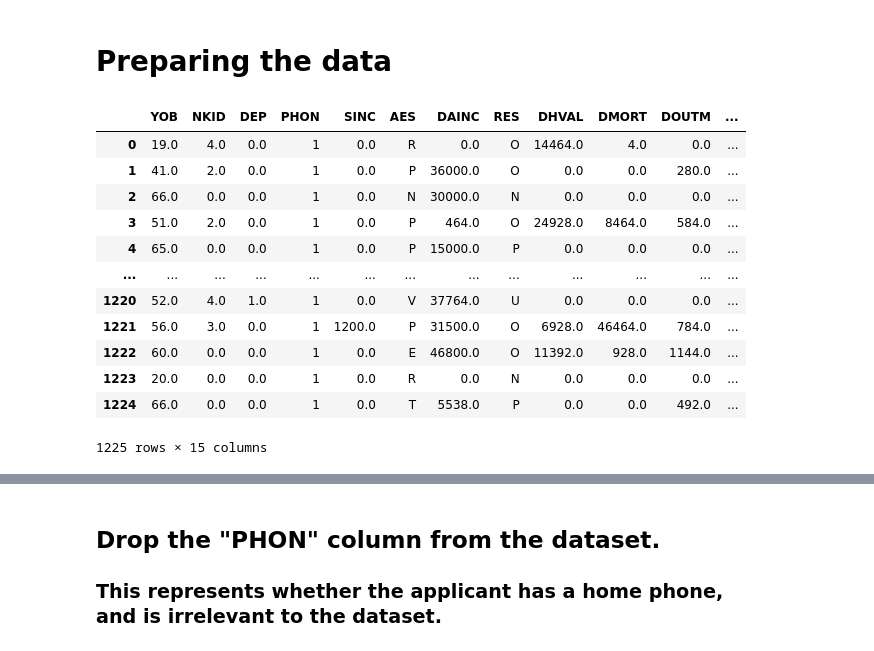
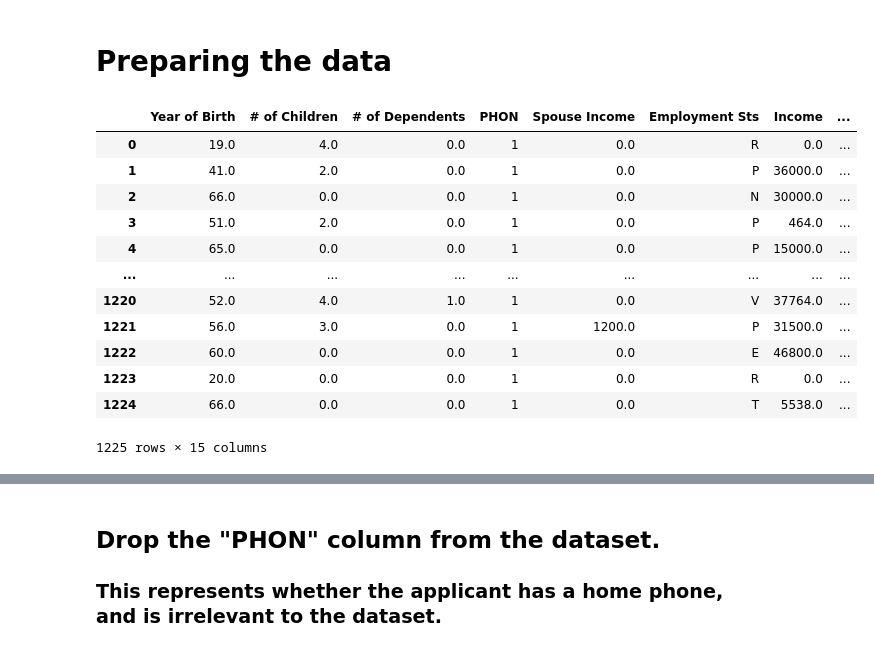
Before and after one commit to ghedrick76/Default_Risk_Predictor, a Jupyter notebook: credit_risk_model.ipynb, the cells around one changed output, grey strips where cells are left out. Saved outputs shown, nothing was run; the diff lists cells and outputs as text; code cells hidden in the pictures.

Commit message:
changed column headers

```diff
--- a/credit_risk_model.ipynb
+++ b/credit_risk_model.ipynb
@@ -15,22 +13,39 @@ ModuleNotFoundError: No module named 'hvplot'
 # %%
 # Reading loan_data.csv file into a DataFrame
 loan_data = pd.read_csv("loan_data.csv")
 
+# Change Column names
+loan_data = loan_data.rename(columns={"YOB":"Year of Birth"})
+loan_data = loan_data.rename(columns={"NKID": "# of Children"})
+loan_data = loan_data.rename(columns={"DEP": "# of Dependents"})
+loan_data = loan_data.rename(columns={"SINC":"Spouse Income"})
+loan_data = loan_data.rename(columns={"AES": "Employment Sts"})
+loan_data = loan_data.rename(columns={"DAINC": "Income"})
+loan_data = loan_data.rename(columns={"RES":"Residential Status"})
+loan_data=loan_data.rename(columns={"DHVAL": "Home_Value"})
+loan_data= loan_data.rename(columns={"DMORT": "Mortgage Value"})
+loan_data = loan_data.rename(columns={"DOUTM": "Outgoings(Rent/Mort)"})
+loan_data = loan_data.rename(columns = {"DOUTL": "Outgoings(Loans)"})
+loan_data = loan_data.rename(columns = {"DOUTHP" : "Outgoings(Hire)"})
+loan_data = loan_data.rename(columns = {"DOUTCC" : "Outgoings(Credit Cards)"})
+
+
+
 # Review the DataFrame
 display(loan_data)
 # %% [output]
-|  | YOB | NKID | DEP | PHON | SINC | AES | DAINC | RES | DHVAL | DMORT | DOUTM | ... |
-| 0 | 19.0 | 4.0 | 0.0 | 1 | 0.0 | R | 0.0 | O | 14464.0 | 4.0 | 0.0 | ... |
-| 1 | 41.0 | 2.0 | 0.0 | 1 | 0.0 | P | 36000.0 | O | 0.0 | 0.0 | 280.0 | ... |
-| 2 | 66.0 | 0.0 | 0.0 | 1 | 0.0 | N | 30000.0 | N | 0.0 | 0.0 | 0.0 | ... |
-| 3 | 51.0 | 2.0 | 0.0 | 1 | 0.0 | P | 464.0 | O | 24928.0 | 8464.0 | 584.0 | ... |
-| 4 | 65.0 | 0.0 | 0.0 | 1 | 0.0 | P | 15000.0 | P | 0.0 | 0.0 | 0.0 | ... |
-| ... | ... | ... | ... | ... | ... | ... | ... | ... | ... | ... | ... | ... |
-| 1220 | 52.0 | 4.0 | 1.0 | 1 | 0.0 | V | 37764.0 | U | 0.0 | 0.0 | 0.0 | ... |
-| 1221 | 56.0 | 3.0 | 0.0 | 1 | 1200.0 | P | 31500.0 | O | 6928.0 | 46464.0 | 784.0 | ... |
-| 1222 | 60.0 | 0.0 | 0.0 | 1 | 0.0 | E | 46800.0 | O | 11392.0 | 928.0 | 1144.0 | ... |
-| 1223 | 20.0 | 0.0 | 0.0 | 1 | 0.0 | R | 0.0 | N | 0.0 | 0.0 | 0.0 | ... |
-| 1224 | 66.0 | 0.0 | 0.0 | 1 | 0.0 | T | 5538.0 | P | 0.0 | 0.0 | 492.0 | ... |
+|  | Year of Birth | # of Children | # of Dependents | PHON | Spouse Income | Employment Sts | Income | ... |
+| 0 | 19.0 | 4.0 | 0.0 | 1 | 0.0 | R | 0.0 | ... |
+| 1 | 41.0 | 2.0 | 0.0 | 1 | 0.0 | P | 36000.0 | ... |
+| 2 | 66.0 | 0.0 | 0.0 | 1 | 0.0 | N | 30000.0 | ... |
+| 3 | 51.0 | 2.0 | 0.0 | 1 | 0.0 | P | 464.0 | ... |
+| 4 | 65.0 | 0.0 | 0.0 | 1 | 0.0 | P | 15000.0 | ... |
+| ... | ... | ... | ... | ... | ... | ... | ... | ... |
+| 1220 | 52.0 | 4.0 | 1.0 | 1 | 0.0 | V | 37764.0 | ... |
+| 1221 | 56.0 | 3.0 | 0.0 | 1 | 1200.0 | P | 31500.0 | ... |
+| 1222 | 60.0 | 0.0 | 0.0 | 1 | 0.0 | E | 46800.0 | ... |
+| 1223 | 20.0 | 0.0 | 0.0 | 1 | 0.0 | R | 0.0 | ... |
+| 1224 | 66.0 | 0.0 | 0.0 | 1 | 0.0 | T | 5538.0 | ... |
 1225 rows × 15 columns
 # %%
 # Review the data types associated with the columns
```
Also changed, not shown: parts of 2 cells of this notebook.
